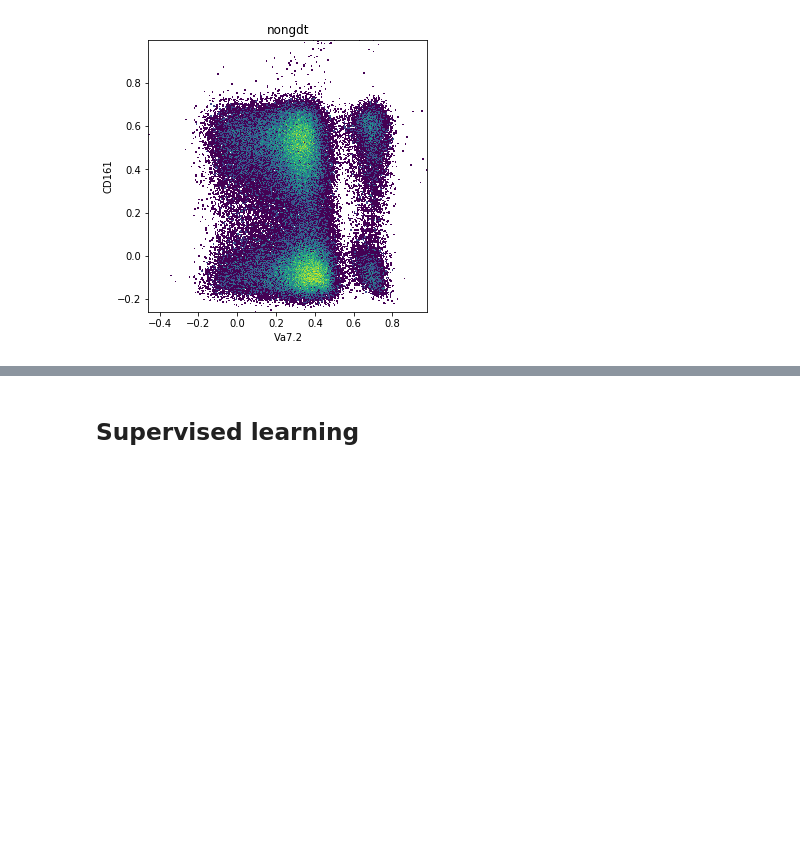
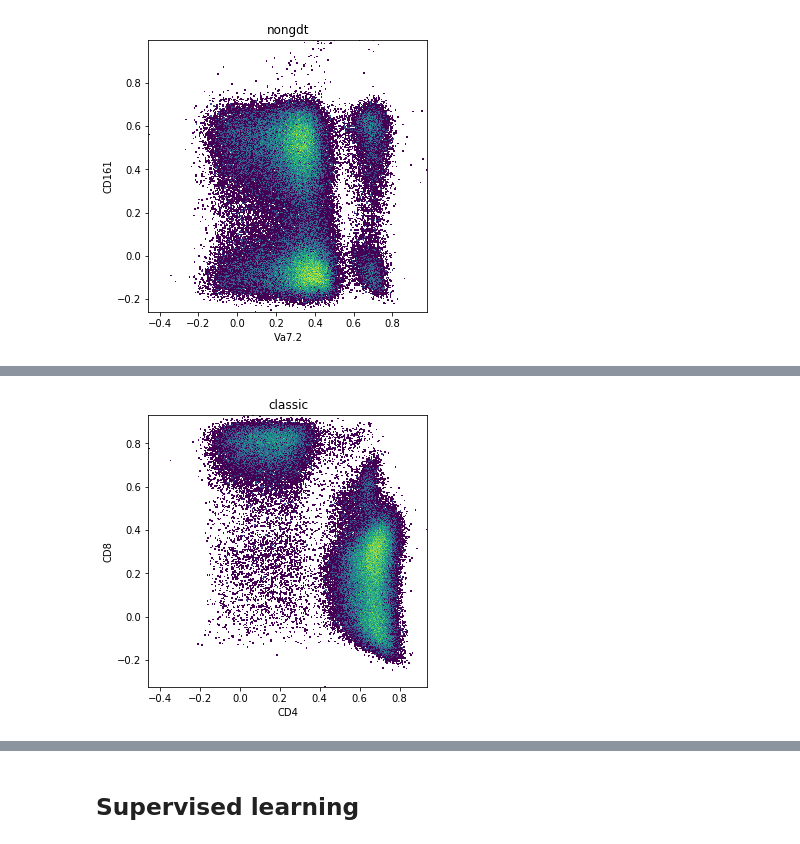
Before and after one commit to burtonrj/CytoPy, a Jupyter notebook: Notebooks/PD/3_Classification.ipynb, the cells around one changed output, grey strips where cells are left out. Drawn from its saved outputs; the diff is of its cells as text; code cells hidden in the pictures; blank space fills up the shorter version.

```diff
--- a/Notebooks/PD/3_Classification.ipynb
+++ b/Notebooks/PD/3_Classification.ipynb
@@ -199,3 +199,8 @@ val.apply('mait_gate')
+# %%
+val.plotting.plot_population('classic', 'CD4', 'CD8', transforms={'x': 'logicle',
+                                                                  'y': 'logicle'})
+# %% [output]
+[figure, added]
 # %%
 children = ChildPopulationCollection('threshold_2d')
 children.add_population('CD4+CD8+', definition='++')
```
Also changed, not shown: parts of 20 cells of this notebook, 1 other file.
